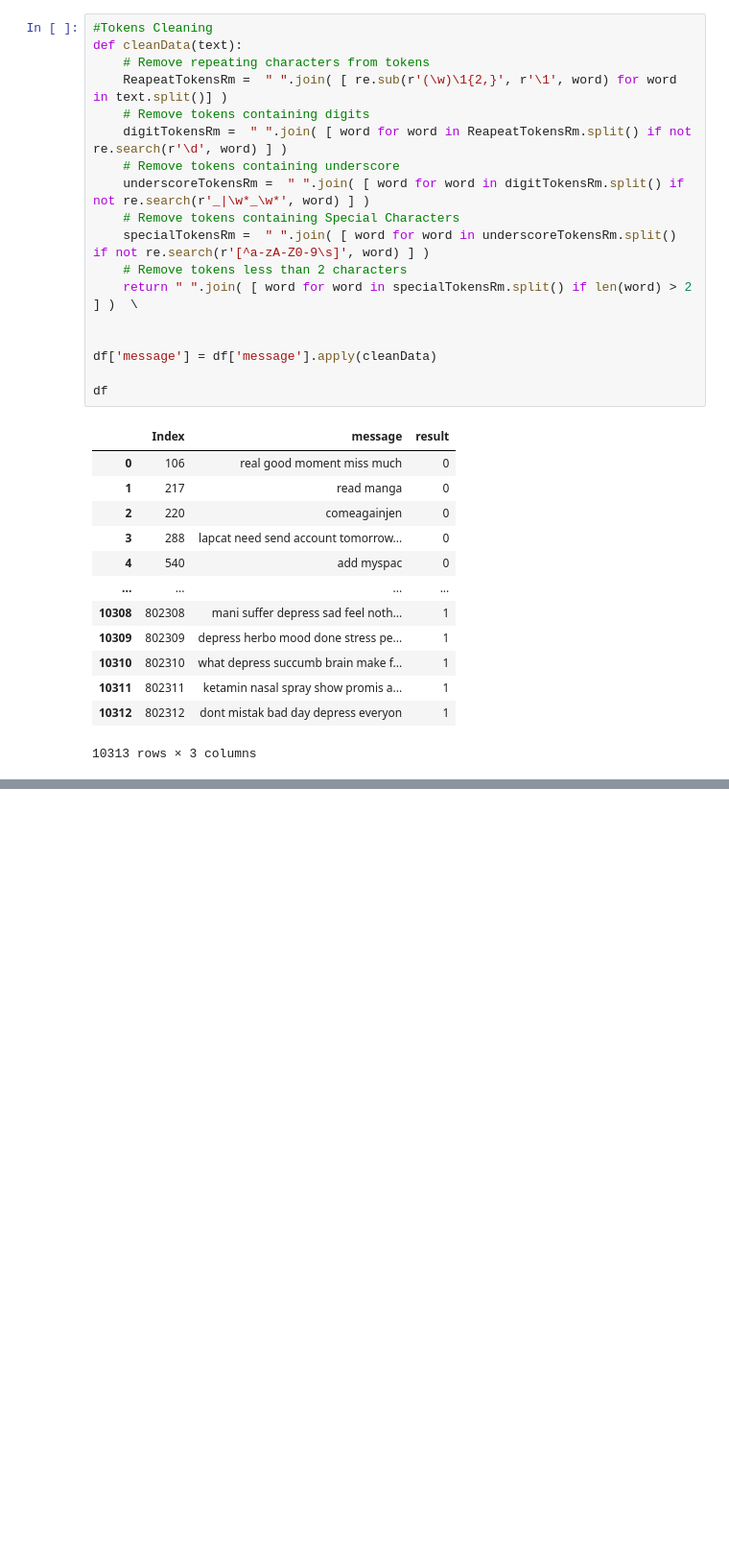
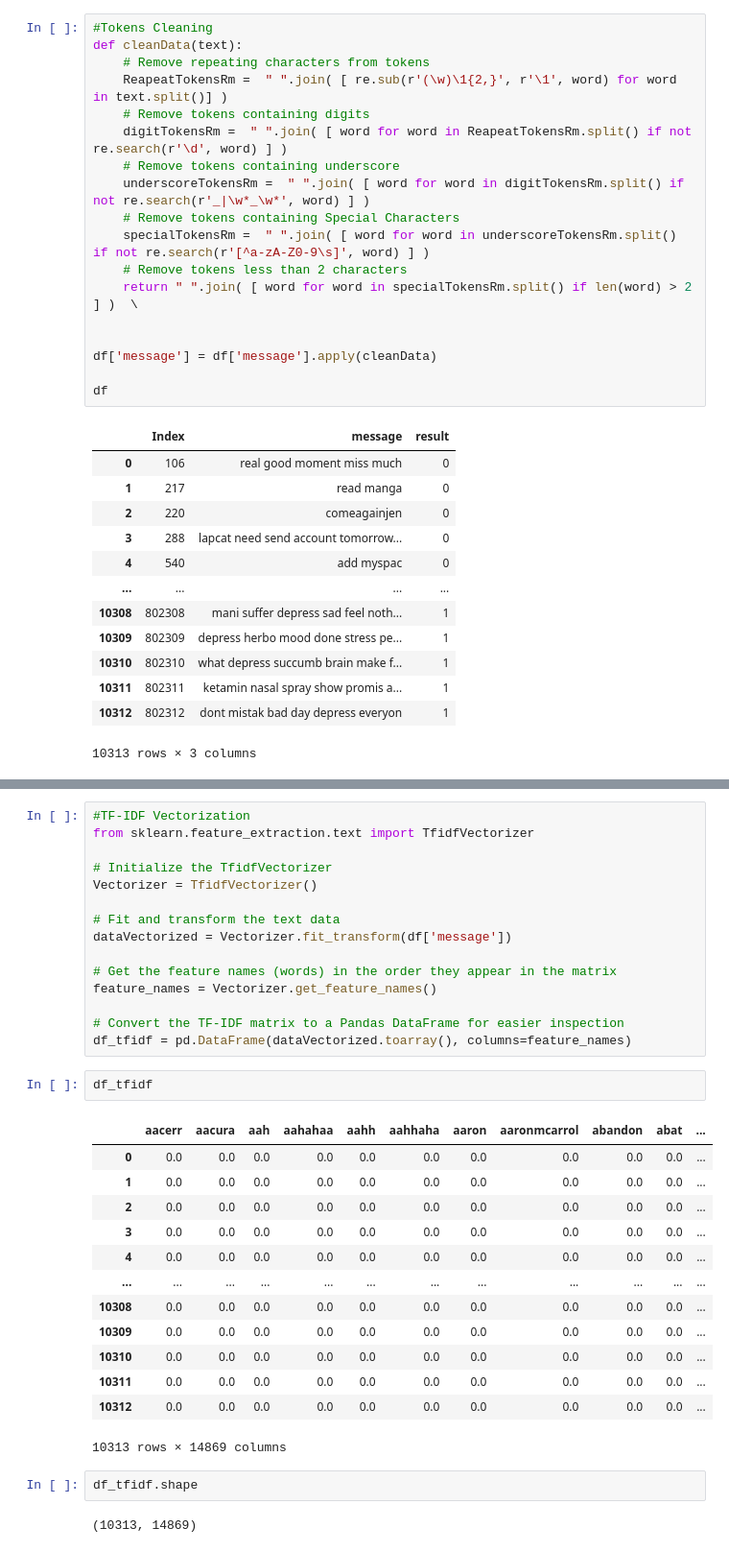
Before and after one commit to Mena-Adel20/Depression-detection, a Jupyter notebook: cleaning and processing .ipynb, the cells around one changed output, grey strips where cells are left out. Shown at 96% size. Drawn from its saved outputs; the diff is of its cells as text; blank space fills up the shorter version.

```diff
--- a/cleaning and processing .ipynb
+++ b/cleaning and processing .ipynb
@@ -287,0 +317,35 @@ df
+# %%
+#TF-IDF Vectorization
+from sklearn.feature_extraction.text import TfidfVectorizer
+
+# Initialize the TfidfVectorizer
+Vectorizer = TfidfVectorizer()
+
+# Fit and transform the text data
+dataVectorized = Vectorizer.fit_transform(df['message'])
+
+# Get the feature names (words) in the order they appear in the matrix
+feature_names = Vectorizer.get_feature_names()
+
+# Convert the TF-IDF matrix to a Pandas DataFrame for easier inspection
+df_tfidf = pd.DataFrame(dataVectorized.toarray(), columns=feature_names)
+# %%
+df_tfidf
+# %% [output]
+|  | aacerr | aacura | aah | aahahaa | aahh | aahhaha | aaron | aaronmcarrol | abandon | abat | ... |
+| 0 | 0.0 | 0.0 | 0.0 | 0.0 | 0.0 | 0.0 | 0.0 | 0.0 | 0.0 | 0.0 | ... |
+| 1 | 0.0 | 0.0 | 0.0 | 0.0 | 0.0 | 0.0 | 0.0 | 0.0 | 0.0 | 0.0 | ... |
+| 2 | 0.0 | 0.0 | 0.0 | 0.0 | 0.0 | 0.0 | 0.0 | 0.0 | 0.0 | 0.0 | ... |
+| 3 | 0.0 | 0.0 | 0.0 | 0.0 | 0.0 | 0.0 | 0.0 | 0.0 | 0.0 | 0.0 | ... |
+| 4 | 0.0 | 0.0 | 0.0 | 0.0 | 0.0 | 0.0 | 0.0 | 0.0 | 0.0 | 0.0 | ... |
+| ... | ... | ... | ... | ... | ... | ... | ... | ... | ... | ... | ... |
+| 10308 | 0.0 | 0.0 | 0.0 | 0.0 | 0.0 | 0.0 | 0.0 | 0.0 | 0.0 | 0.0 | ... |
+| 10309 | 0.0 | 0.0 | 0.0 | 0.0 | 0.0 | 0.0 | 0.0 | 0.0 | 0.0 | 0.0 | ... |
+| 10310 | 0.0 | 0.0 | 0.0 | 0.0 | 0.0 | 0.0 | 0.0 | 0.0 | 0.0 | 0.0 | ... |
+| 10311 | 0.0 | 0.0 | 0.0 | 0.0 | 0.0 | 0.0 | 0.0 | 0.0 | 0.0 | 0.0 | ... |
+| 10312 | 0.0 | 0.0 | 0.0 | 0.0 | 0.0 | 0.0 | 0.0 | 0.0 | 0.0 | 0.0 | ... |
+10313 rows × 14869 columns
+# %%
+df_tfidf.shape
+# %% [output]
+(10313, 14869)
```
Also changed, not shown: parts of 4 cells of this notebook.
